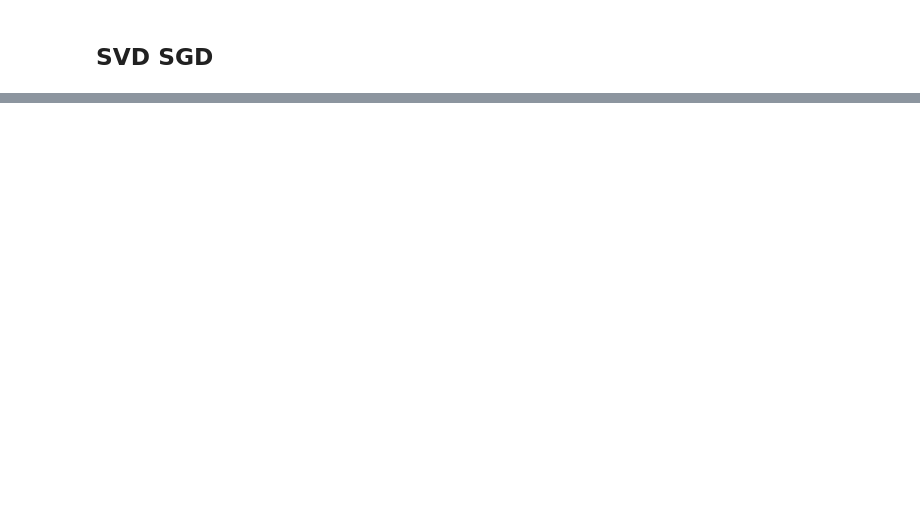
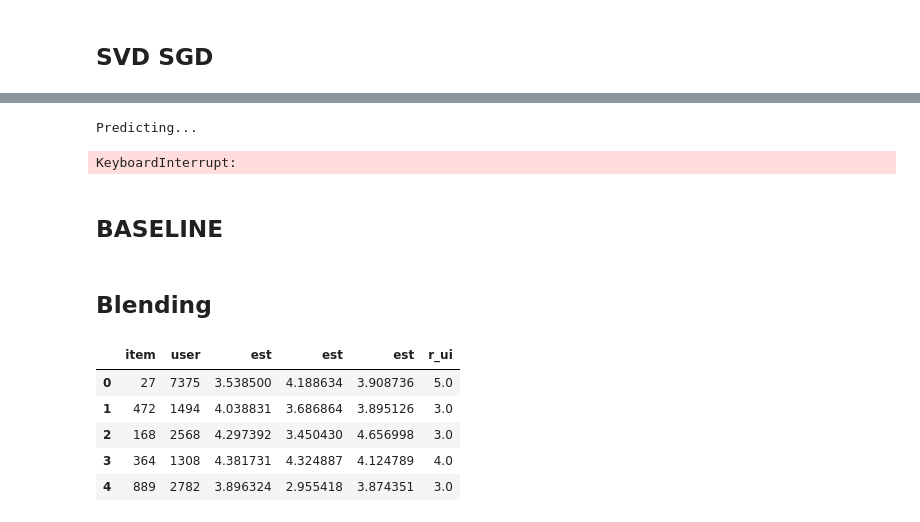
Before and after one commit to lostinstaches/RecommendationSystem, a Jupyter notebook: jakobv2.ipynb, the cells around one changed output, grey strips where cells are left out. Cells and saved outputs as stored; diff of their text form; code cells hidden in the pictures; blank space fills up the shorter version.

```diff
--- a/jakobv2.ipynb
+++ b/jakobv2.ipynb
@@ -43,0 +287,7 @@ gs.best_score['rmse']
+# %%
+create_submission(model)
+# %% [output]
+Predicting...
+KeyboardInterrupt:
+# %% [markdown]
+## BASELINE
@@ -43,0 +348,12 @@ gs.best_score['rmse']
+# %% [markdown]
+## Blending
+# %%
+stage_2_train.head()
+stage_2_test.head()
+# %% [output]
+|  | item | user | est | est | est | r_ui |
+| 0 | 27 | 7375 | 3.538500 | 4.188634 | 3.908736 | 5.0 |
+| 1 | 472 | 1494 | 4.038831 | 3.686864 | 3.895126 | 3.0 |
+| 2 | 168 | 2568 | 4.297392 | 3.450430 | 4.656998 | 3.0 |
+| 3 | 364 | 1308 | 4.381731 | 4.324887 | 4.124789 | 4.0 |
+| 4 | 889 | 2782 | 3.896324 | 2.955418 | 3.874351 | 3.0 |
```
Also changed, not shown: parts of 34 cells of this notebook, 2 other files.
